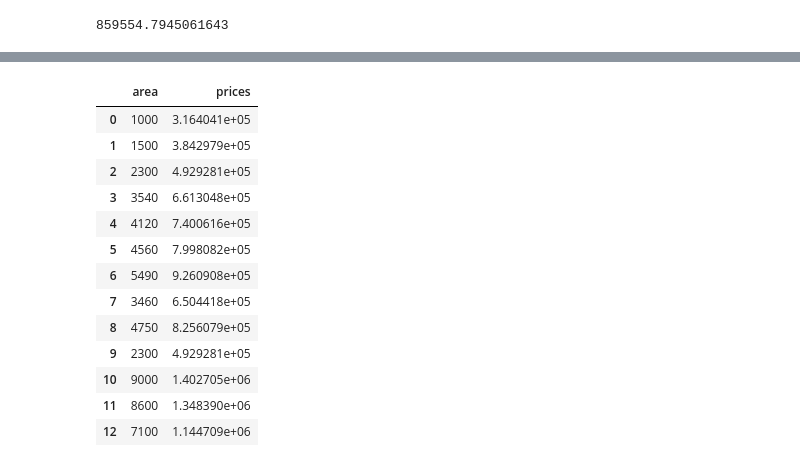
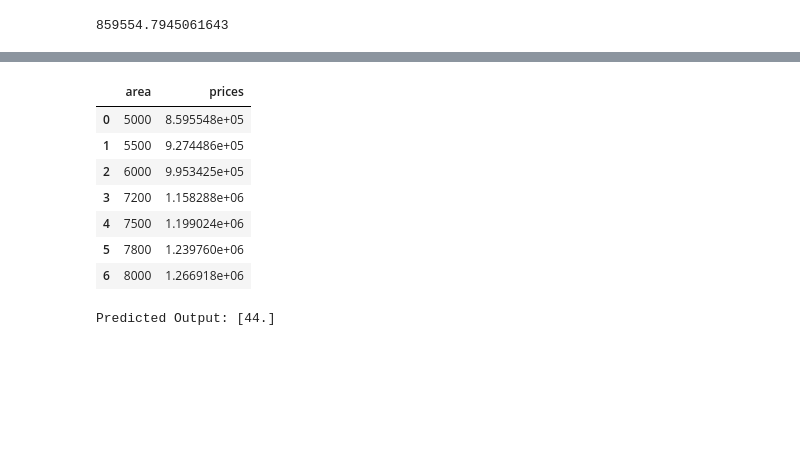
Before and after one commit to ronupanchal/ML_Algorithm_code, a Jupyter notebook: ML_LinearRegression.ipynb, the cells around one changed output, grey strips where cells are left out. Saved outputs shown, nothing was run; the diff lists cells and outputs as text; code cells hidden in the pictures; blank space fills up the shorter version.

```diff
--- a/ML_LinearRegression.ipynb
+++ b/ML_LinearRegression.ipynb
@@ -82,7 +82,7 @@ print("r:",r) # bad fit, no relation btwn
 # %% [output]
 r: 0.01331814154297491
 # %%
-df = pd.read_csv("/content/home_prices.csv")
+df = pd.read_csv("/content/sample_data/home_prices.csv")
 df
 # %% [output]
 |  | area | price |
@@ -137,7 +191,7 @@ model.intercept_
 # %% [output]
 859554.7945061643
 # %%
-area_df = pd.read_csv("predication_home_area.csv")
+area_df = pd.read_csv("/content/sample_data/predication_home_area.csv")
 area_df
 # %% [output]
 |  | area |
@@ -184,18 +224,34 @@ area_df
 # %%
-area_df.to_csv("predications.csv")
+area_df.to_csv("/content/sample_data/predications.csv")
 area_df
 # %% [output]
 |  | area | prices |
-| 0 | 1000 | 3.164041e+05 |
-| 1 | 1500 | 3.842979e+05 |
-| 2 | 2300 | 4.929281e+05 |
-| 3 | 3540 | 6.613048e+05 |
-| 4 | 4120 | 7.400616e+05 |
-| 5 | 4560 | 7.998082e+05 |
-| 6 | 5490 | 9.260908e+05 |
-| 7 | 3460 | 6.504418e+05 |
-| 8 | 4750 | 8.256079e+05 |
-| 9 | 2300 | 4.929281e+05 |
-| 10 | 9000 | 1.402705e+06 |
-| 11 | 8600 | 1.348390e+06 |
-| 12 | 7100 | 1.144709e+06 |
+| 0 | 5000 | 8.595548e+05 |
+| 1 | 5500 | 9.274486e+05 |
+| 2 | 6000 | 9.953425e+05 |
+| 3 | 7200 | 1.158288e+06 |
+| 4 | 7500 | 1.199024e+06 |
+| 5 | 7800 | 1.239760e+06 |
+| 6 | 8000 | 1.266918e+06 |
+# %%
+import numpy as np
+from sklearn.linear_model import LinearRegression
+
+# Example training data
+X = np.array([[1], [2], [3], [4], [5]])  # Input features
+y = np.array([2, 4, 6, 8, 10])  # Target variable
+
+# Create a Linear Regression model
+model = LinearRegression()
+
+# Train the model
+model.fit(X, y)
+
+# Predict on new data
+X_new = np.array([[22]])  # New input feature
+y_pred = model.predict(X_new)
+
+# Print the predicted output
+print("Predicted Output:", y_pred)
+# %% [output]
+Predicted Output: [44.]
```
Also changed, not shown: parts of 16 cells of this notebook.
